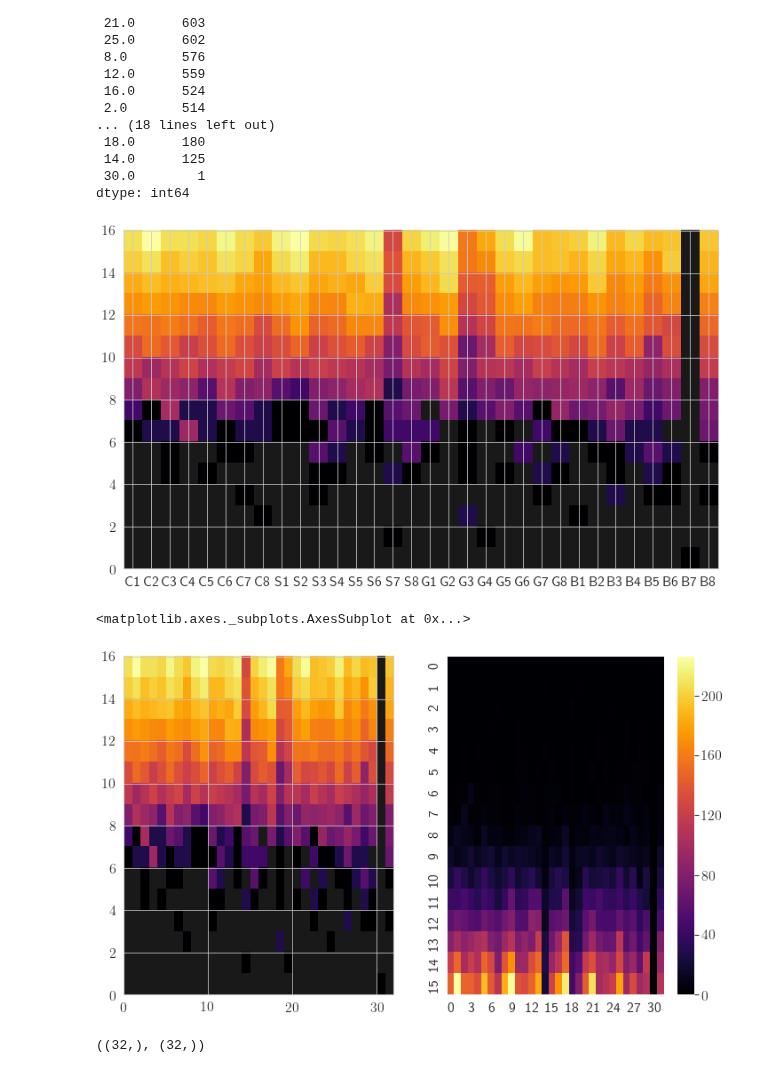
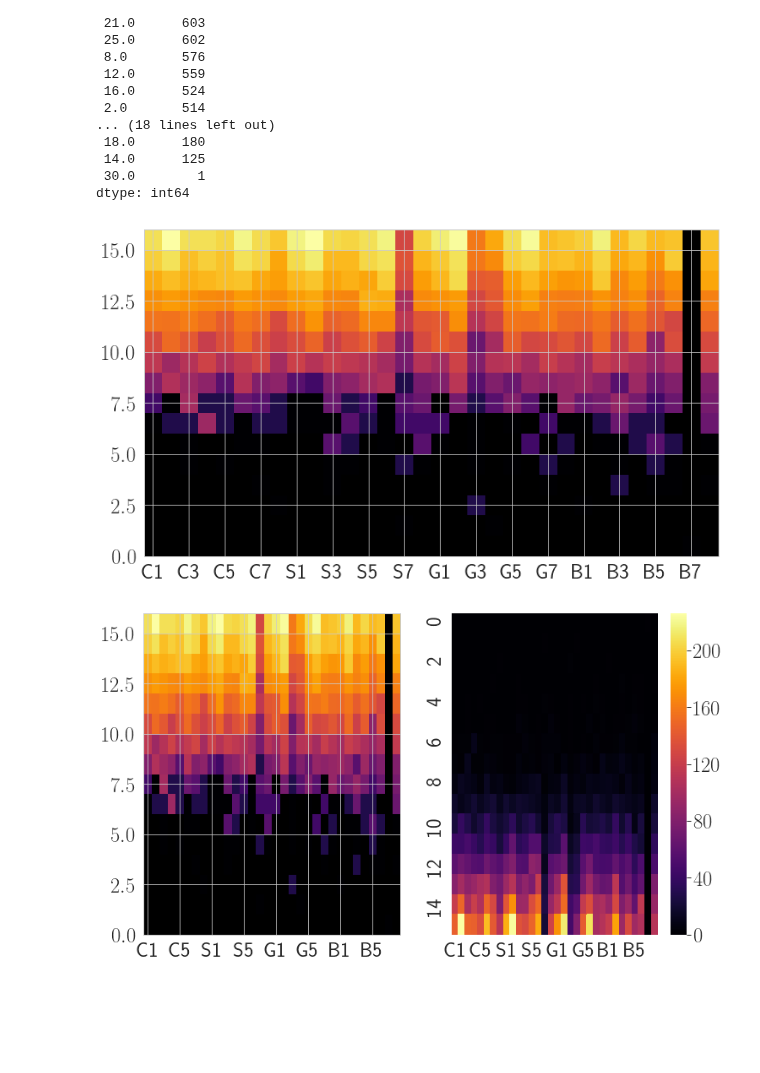
Before and after one commit to AllanLRH/master_thesis, a Jupyter notebook: userMovement/random_forest_plotting.ipynb, the cells around one changed output. Cells and saved outputs as stored; diff of their text form; code cells hidden in the pictures; blank space fills up the shorter version.

```diff
--- a/userMovement/random_forest_plotting.ipynb
+++ b/userMovement/random_forest_plotting.ipynb
@@ -5,6 +5,8 @@ sys.path.append(os.path.abspath(".."))
 
 import pprintpp
 pprintpp.monkeypatch()
+
+from multiprocessing.pool import Pool
 
 from IPython.core.interactiveshell import InteractiveShell
 InteractiveShell.ast_node_interactivity = "all"
@@ -31,7 +33,7 @@ import matplotlib.pyplot as plt
 import seaborn as sns
 sns.cm.rocket.set_bad([0.01060815, 0.01808215, 0.10018654])
 mpl.cm.inferno.set_bad('k')
-sns.set(context='paper', style='whitegrid', color_codes=True, font_scale=1.8)
+sns.set(context='paper', style='whitegrid', color_codes=True, font_scale=2.8)
 colorcycle = [(0.498, 0.788, 0.498),
               (0.745, 0.682, 0.831),
               (0.992, 0.753, 0.525),
@@ -351,26 +409,0 @@ fig.savefig('figs/mean_feature_split_distance_from_root.pdf')
-# %%
-def tree_stat_summary(g, nodes):
-    outdeg_arr     = np.array(g.out_degree)
-    outdeg_count   = pd.value_counts(outdeg_arr[:, 1])
-    node_splits    = outdeg_arr[(outdeg_arr[:, 1] == 2), 0]
-    dist_from_root = [nx.shortest_path_length(g, 0, nd) for nd in node_splits]
-
-
-    nodeattr  = nx.get_node_attributes(g, 'nodeattr')
-    splits    = np.array(nodes)[:, 1]
-    splits_vc = pd.value_counts(splits, dropna=False)
-
-    narr = np.array(nodes)
-    narr_vc = pd.value_counts(narr[:, 1])
-
-    root_distance = np.zeros((16, 32), dtype=int)
-    rootdf = list()
-    for i, (nd, sv) in enumerate(((nd, sv) for (nd, sv) in nodes if g.out_degree[nd] == 2)):
-        dst = nx.shortest_path_length(g, 0, nd)
-        root_distance[dst, sv] += 1
-        rootdf.append((nd, sv, dst))
-    rootdf = pd.DataFrame(rootdf, columns="node variable distance".split())
-    return outdeg_count, dist_from_root, splits_vc, root_distance, rootdf
-
-
-outdeg_count, dist_from_root, splits_vc, root_distance, rootdf = tree_stat_summary(g, nodes)
@@ -409,23 +442,24 @@ dtype: int64
 # %%
 fig, ax = plt.subplots()
 ax.pcolorfast(root_distance, norm=mpl.colors.LogNorm(), cmap='inferno')
-ax.set_xticks(np.arange(32) + 0.5)
-ax.set_xticklabels(columns);
+xticks_incices = np.arange(0, 32, 2)
+_ = ax.set_xticks(xticks_incices + 0.5)
+_ = ax.set_xticklabels([columns[i].upper() for i in xticks_incices]);
 # %% [output]
-[figure, old version]
+[figure, new version]
 # %%
 fig, (ax1, ax2) = plt.subplots(1, 2)
 ax1.pcolorfast(root_distance, norm=mpl.colors.LogNorm(), cmap='inferno')
 # ax1.set_xticks(np.arange(32) + 0.5)
 # ax1.set_xticklabels(columns);
+xticks_incices = np.arange(0, 32, 4)
+_ = ax1.set_xticks(xticks_incices + 0.5)
+_ = ax1.set_xticklabels([columns[i].upper() for i in xticks_incices]);
 
 sns.heatmap(data=root_distance, cmap='inferno')
 # ax2.set_xticks(np.arange(32) + 0.5)
 # ax2.set_xticklabels(columns);
+_ = ax2.set_xticks(xticks_incices + 0.5)
+_ = ax2.set_xticklabels([columns[i].upper() for i in xticks_incices]);
 # %% [output]
-<matplotlib.axes._subplots.AxesSubplot at 0x...>
-[figure, old version]
+[figure, new version]
-# %%
-x.shape, y.shape
-# %% [output]
-((32,), (32,))
```
Also changed, not shown: parts of 26 cells of this notebook.
